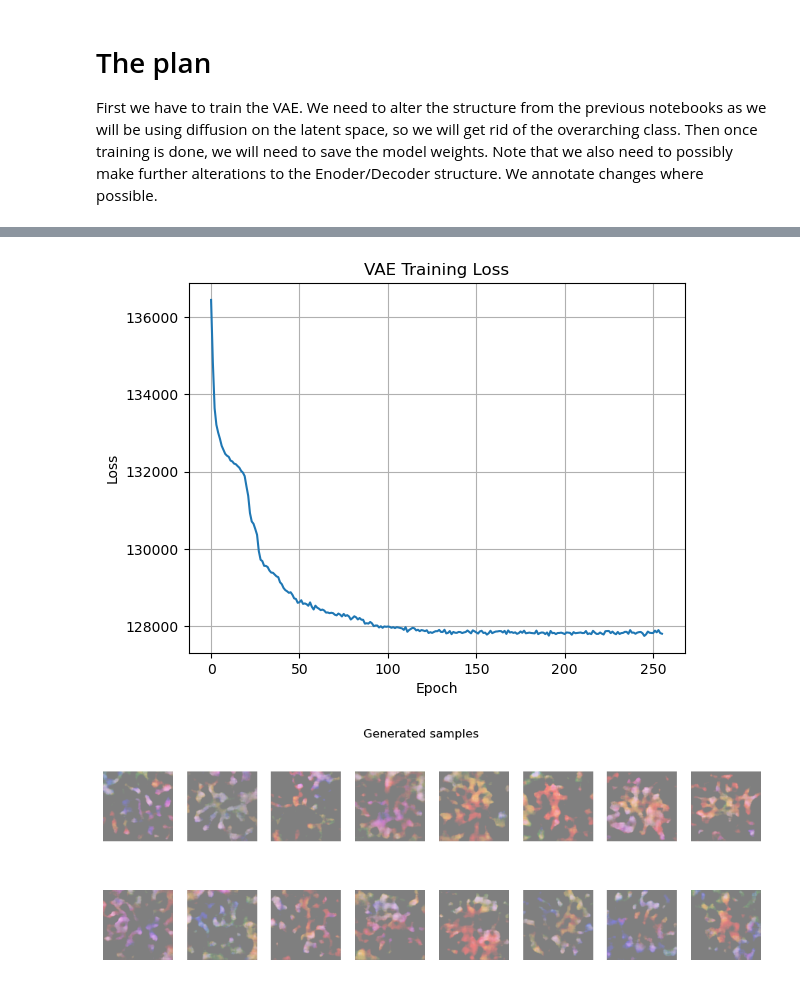
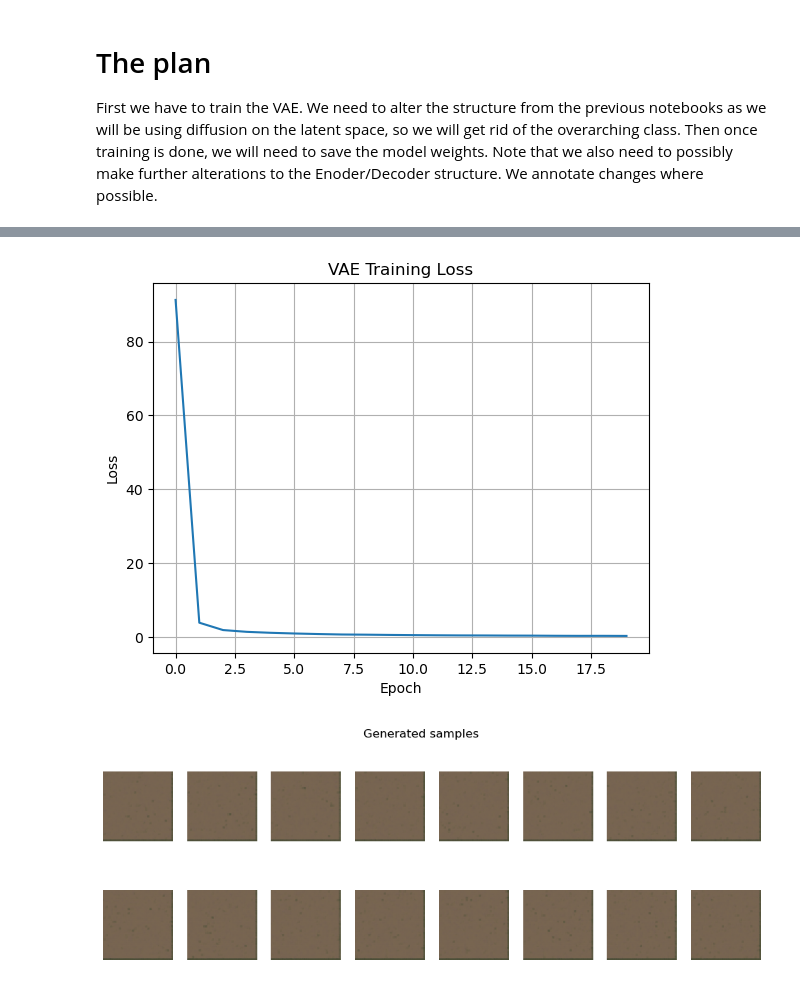
Before and after one commit to pyrysj/diffusion-models-project, a Jupyter notebook: latent-diffusion-model.ipynb, the cells around one changed output, grey strips where cells are left out. Cells and saved outputs as stored; diff of their text form; code cells hidden in the pictures.

```diff
--- a/latent-diffusion-model.ipynb
+++ b/latent-diffusion-model.ipynb
@@ -61,13 +67,10 @@ plt.show()
 
 # loss function for the VAE, same as in the VAE notebook.
 def loss_function_VAE(recon_x, x, mu, logvar):
-    # reconstruction loss (binary cross entropy)
-    recon_loss = F.binary_cross_entropy(recon_x, x, reduction='sum')
-
-    # KL divergence loss
-    kl_loss = -0.5*torch.sum(1+logvar-mu.pow(2)-logvar.exp())
-    return recon_loss + kl_loss.mean()
-
+    # this is
+    recon_loss = F.binary_cross_entropy_with_logits(recon_x, x, reduction='mean')
+    kl_loss = -0.5 * torch.sum(1 + logvar - mu.pow(2) - logvar.exp())
+    return recon_loss + kl_loss
 # TODO: port over nosie scheduler, etc.
 # %% [markdown]
 # The plan
@@ -125,9 +128,9 @@ class Decoder(nn.Module):
             nn.ReLU(),
             nn.ConvTranspose2d(64, 32, kernel_size=3,stride=2,padding=1,output_padding= 1),
             nn.ReLU(),
-            nn.ConvTranspose2d(32, 3, kernel_size=3,stride=2,padding=1,output_padding= 1),
-            nn.ReLU(),
-            nn.Sigmoid()
+            nn.ConvTranspose2d(32, 3, kernel_size=3,stride=2,padding=1,output_padding= 1)
+            #nn.ReLU(),
+            #nn.Sigmoid()
         )
 
     def forward(self,x):
@@ -140,5 +211,5 @@ class Decoder(nn.Module):
 # %%
-epochs = 256
+epochs = 20
 learning_rate = 1e-3
 
 # we will go with 2048 latent dimensions for now
@@ -176,7 +247,7 @@ for epoch in range(epochs):
     avg_loss = total_loss/len(train_loader.dataset)
     train_losses.append(avg_loss)
     scheduler.step(avg_loss)
-    if epoch % 10 == 0:
+    if epoch % 5 == 0:
         print(f"Epoch {epoch+1}, Loss: {avg_loss:.4f}")
 
 plt.plot(train_losses)
@@ -206,13 +264,12 @@ Epoch 251, Loss: 127821.4277
-[figure, old version]
+[figure, new version]
 # %%
 encoder.eval()
 decoder.eval()
 
+with torch.no_grad():
+    z = torch.randn((16,4,32,32)).to(device)
 
-with torch.no_grad():
-    z = torch.randn((16,256)).to(device)
-
-    generated = decoder(z).cpu()
+    generated = torch.sigmoid(decoder(z).cpu())
 
 # plot generated samples
 fig, axes = plt.subplots(2,8,figsize=(12,4))
@@ -223,4 +280,4 @@ for i, ax in enumerate(axes.flat):
 plt.suptitle("Generated samples")
 plt.show()
 # %% [output]
-[figure, old version]
+[figure, new version]
```
Also changed, not shown: parts of 6 cells of this notebook.
